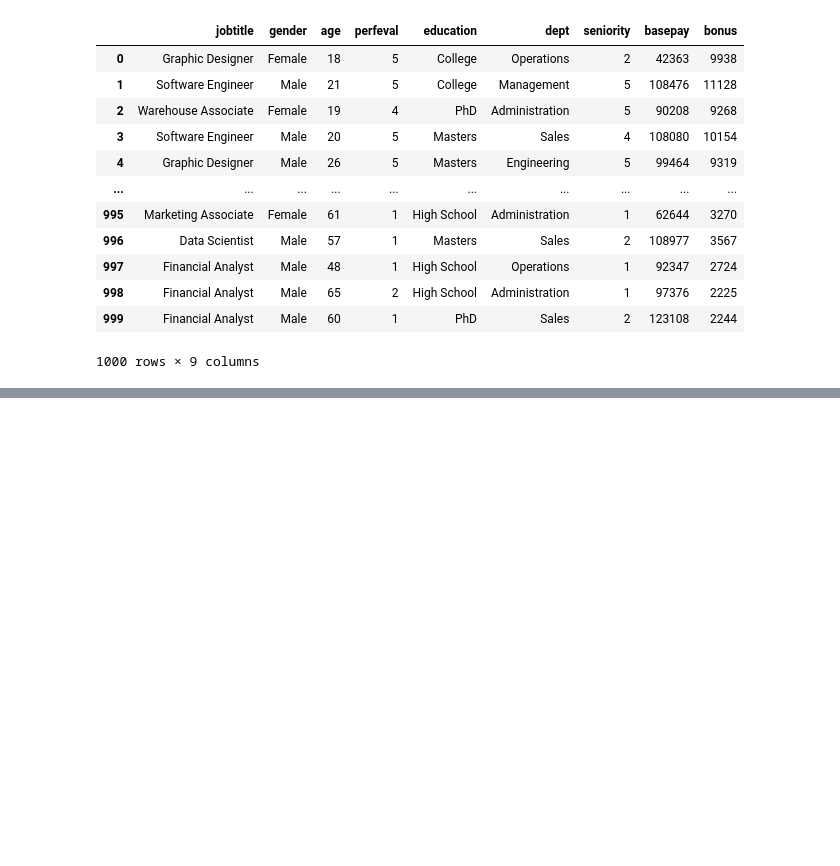
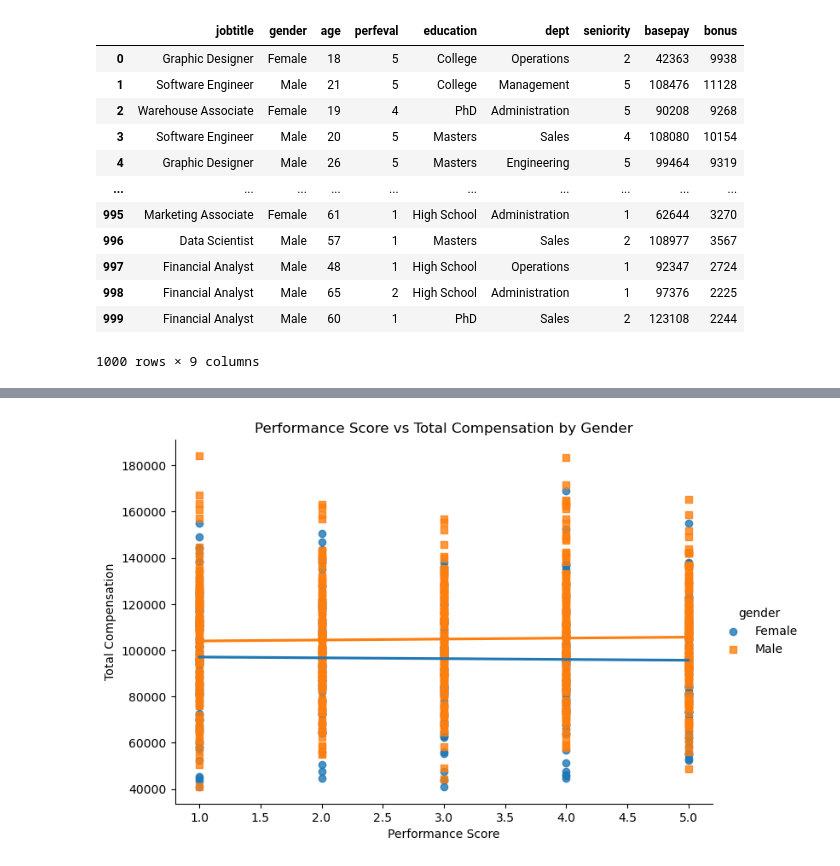
Before and after one commit to gauri-bhasin/IS445DataViz, a Jupyter notebook: paygap.ipynb, the cells around one changed output, grey strips where cells are left out. Saved outputs shown, nothing was run; the diff lists cells and outputs as text; code cells hidden in the pictures; blank space fills up the shorter version.

```diff
--- a/paygap.ipynb
+++ b/paygap.ipynb
@@ -58,0 +62,14 @@ df
+# %%
+# Create a new column for total compensation (base pay + bonus)
+df['total_compensation'] = df['basepay'] + df['bonus']
+
+# Encode gender as a binary variable (e.g., 0 for male, 1 for female)
+df['gender_encoded'] = df['gender'].map({'Male': 0, 'Female': 1})
+
+# Fit a multiple linear regression model
+# Include performance evaluation scores, gender, and an interaction term between gender and performance scores
+formula = 'total_compensation ~  perfeval + gender_encoded + perfeval:gender_encoded'
+model = smf.ols(formula=formula, data=df).fit()
+
+# Display the summary of the regression model
+print(model.summary())
@@ -58,0 +94,19 @@ df
+# %%
+# Create a scatter plot with regression lines for each gender
+sns.lmplot(
+    x='perfeval',
+    y='total_compensation',
+    hue='gender',
+    data=df,
+    aspect=1.5,
+    markers=['o', 's'],
+    ci=None
+)
+
+# Add labels and title
+plt.xlabel('Performance Score')
+plt.ylabel('Total Compensation')
+plt.title('Performance Score vs Total Compensation by Gender')
+plt.show()
+# %% [output]
+[figure, added]
```
Also changed, not shown: parts of 3 cells of this notebook.
